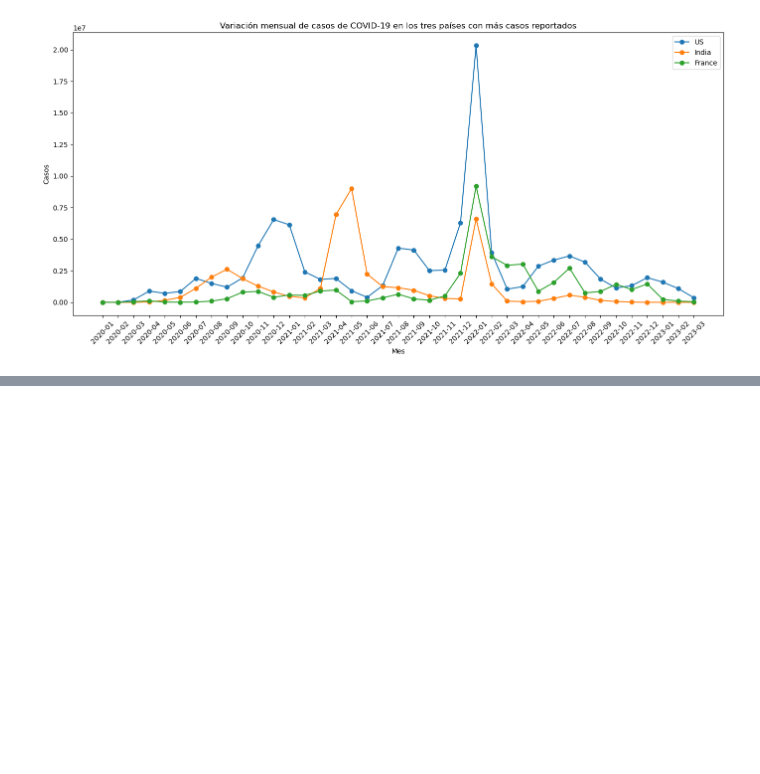
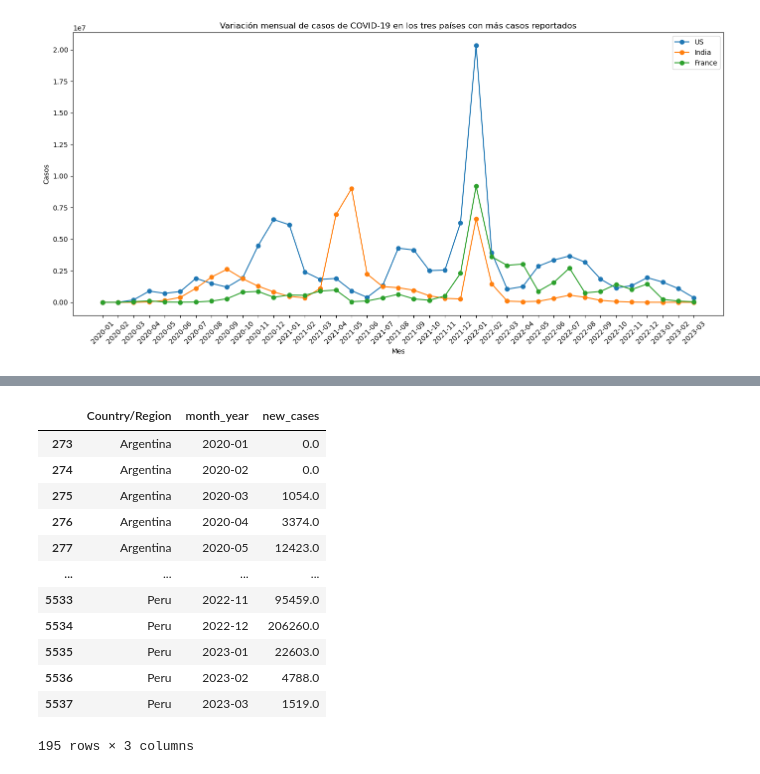
Before and after one commit to correju/caso-covid, a Jupyter notebook: graficas.ipynb, the cells around one changed output, grey strips where cells are left out. Drawn from its saved outputs; the diff is of its cells as text; code cells hidden in the pictures; blank space fills up the shorter version.

```diff
--- a/graficas.ipynb
+++ b/graficas.ipynb
@@ -102,0 +106,18 @@ plt.show()
+# %%
+selected_countries = ['Colombia', 'Argentina', 'Peru', 'Chile', 'Ecuador']
+selected_countries_data = monthly_cases[monthly_cases['Country/Region'].isin(selected_countries)]
+selected_total_cases = selected_countries_data.groupby('Country/Region')['new_cases'].sum().reset_index()
+# %% [output]
+|  | Country/Region | month_year | new_cases |
+| 273 | Argentina | 2020-01 | 0.0 |
+| 274 | Argentina | 2020-02 | 0.0 |
+| 275 | Argentina | 2020-03 | 1054.0 |
+| 276 | Argentina | 2020-04 | 3374.0 |
+| 277 | Argentina | 2020-05 | 12423.0 |
+| ... | ... | ... | ... |
+| 5533 | Peru | 2022-11 | 95459.0 |
+| 5534 | Peru | 2022-12 | 206260.0 |
+| 5535 | Peru | 2023-01 | 22603.0 |
+| 5536 | Peru | 2023-02 | 4788.0 |
+| 5537 | Peru | 2023-03 | 1519.0 |
+195 rows × 3 columns
```
Also changed, not shown: parts of 4 cells of this notebook.
